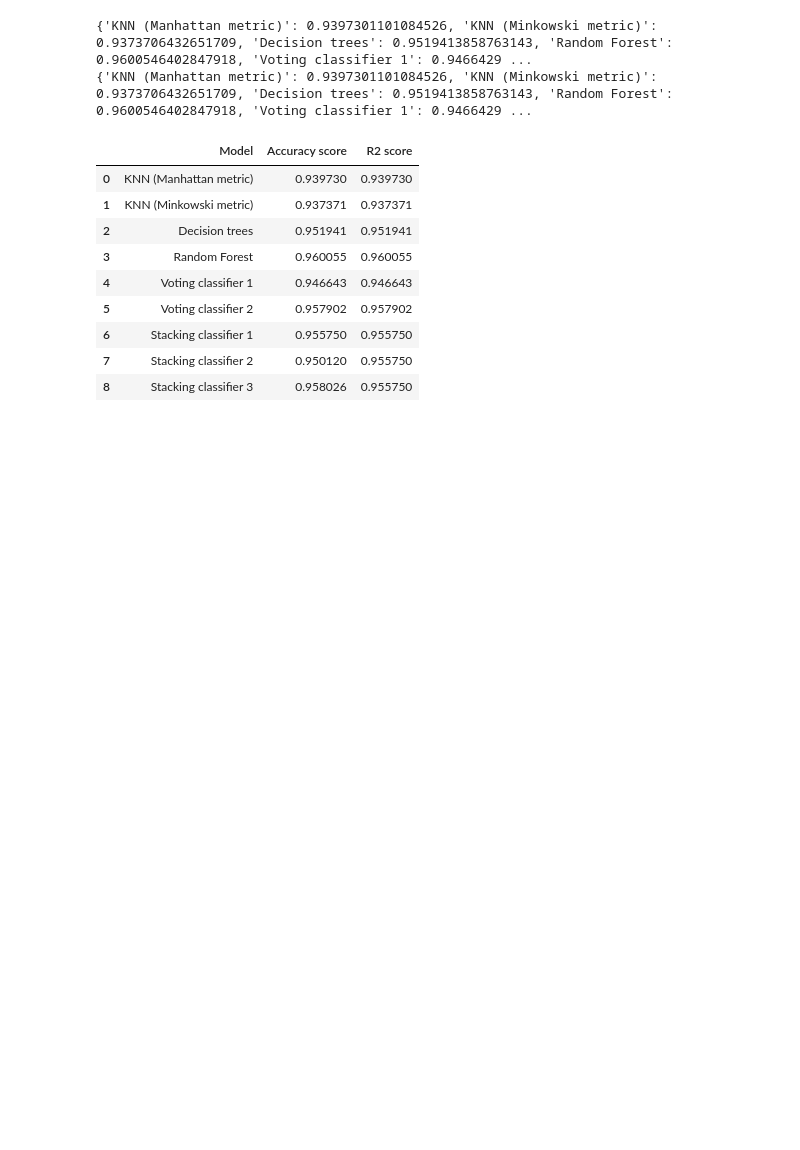
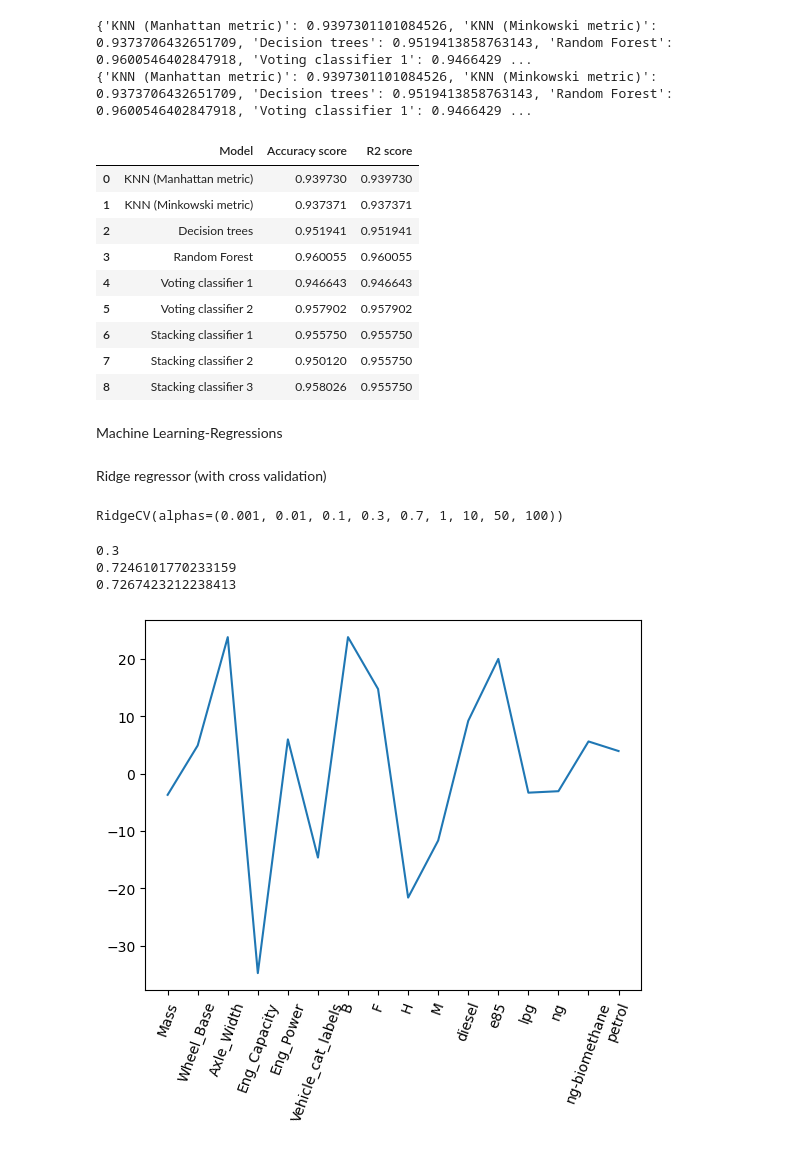
Before and after one commit to PinelopiM/ProjectCO2, a Jupyter notebook: CO2 project_Machine Learning models.ipynb, the cells around one changed output. Drawn from its saved outputs; the diff is of its cells as text; code cells hidden in the pictures; blank space fills up the shorter version.

```diff
--- a/CO2 project_Machine Learning models.ipynb
+++ b/CO2 project_Machine Learning models.ipynb
@@ -1115,3 +1115,47 @@ all_scores.head(15)
 | 6 | Stacking classifier 1 | 0.955750 | 0.955750 |
 | 7 | Stacking classifier 2 | 0.950120 | 0.955750 |
 | 8 | Stacking classifier 3 | 0.958026 | 0.955750 |
+# %% [markdown]
+Machine Learning-Regressions
+# %%
+#Prepare the data
+
+#Separate explanatory variables and target variable
+data = df.drop(['Country', 'Manufacturer', 'CO2_Eng_given'], axis =1)
+target = df.CO2_Eng_given
+
+#Split into train and test datasets
+X_train, X_test, y_train, y_test = train_test_split(data_new, target, test_size = 0.25)
+# %% [markdown]
+Ridge regressor (with cross validation)
+# %%
+from sklearn.linear_model import RidgeCV #Import library
+
+ridge_reg = RidgeCV(alphas = (0.001, 0.01, 0.1, 0.3, 0.7, 1, 10, 50, 100)) #Instantiate RidgeCV with several alphas
+
+ridge_reg.fit(X_train, y_train) #Fit the model
+# %% [output]
+RidgeCV(alphas=(0.001, 0.01, 0.1, 0.3, 0.7, 1, 10, 50, 100))
+# %%
+#Display metrics of the retained model
+print(ridge_reg.alpha_) #Print the alpha value that the model retained
+
+print(ridge_reg.score(X_train, y_train)) #Display model score on train data
+print(ridge_reg.score(X_test, y_test)) #Display model score of test data
+
+#Model seem to perform fairly well.
+# %% [output]
+0.3
+0.7246101770233159
+0.7267423212238413
+# %%
+#Plot the coefficients
+
+coeff = ridge_reg.coef_
+features = data_new.columns
+table_coeff = pd.DataFrame({'features': features, 'coeff': coeff}).sort_values('coeff')
+
+plt.plot(data.columns, ridge_reg.coef_)
+plt.xticks(data.columns, data.columns, rotation = 70);
+# %% [output]
+[figure, added]
```
Also changed, not shown: parts of 10 cells of this notebook.
